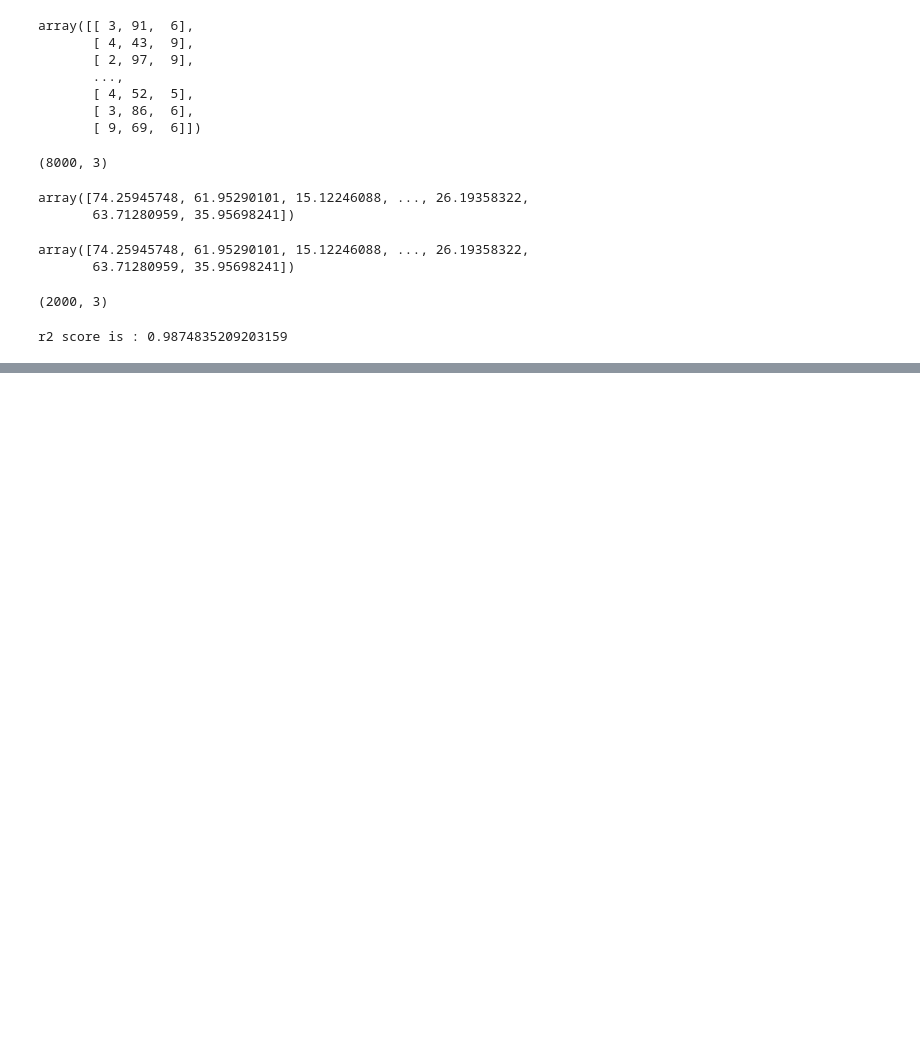
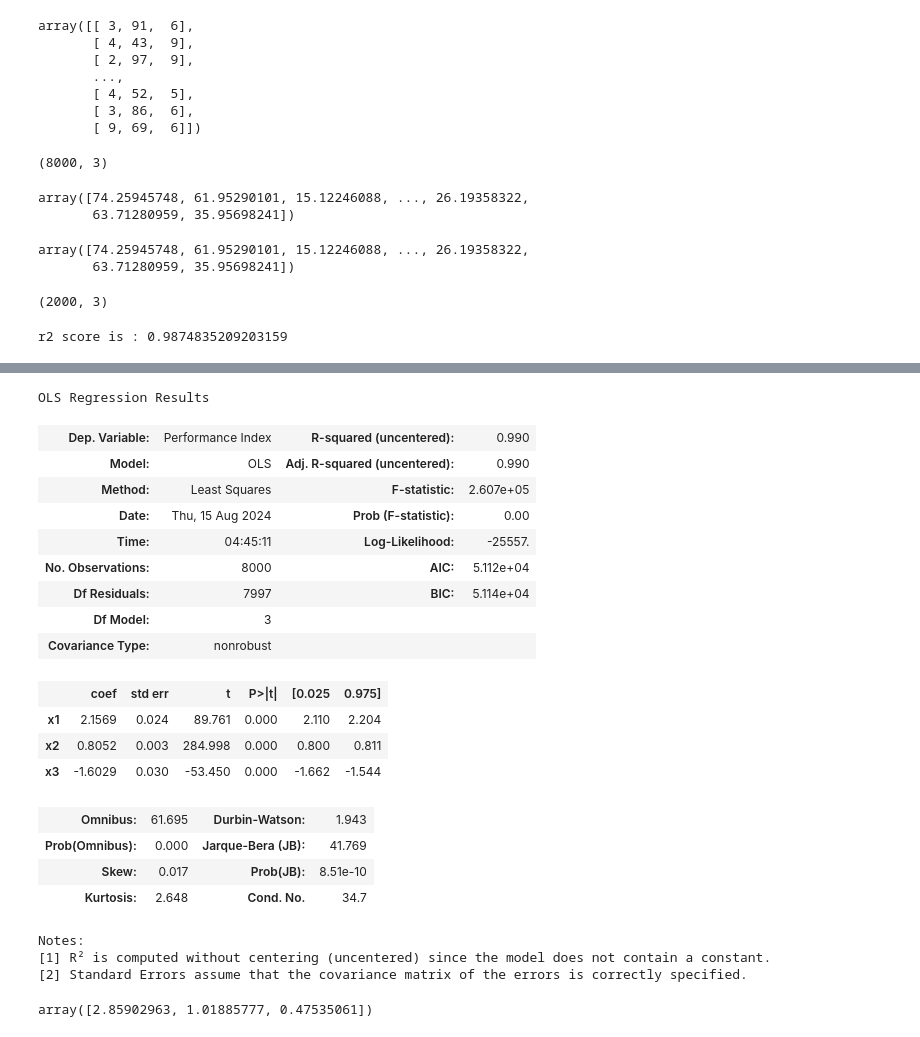
Before and after one commit to QuratulAin20/Machine-Learning, a Jupyter notebook: multiple-linear-regression.ipynb, the cells around one changed output, grey strips where cells are left out. Drawn from its saved outputs; the diff is of its cells as text; code cells hidden in the pictures; blank space fills up the shorter version.

```diff
--- a/multiple-linear-regression.ipynb
+++ b/multiple-linear-regression.ipynb
@@ -245,0 +269,28 @@ r2 score is : 0.9874835209203159
+# %%
+model.summary()
+# %% [output]
+OLS Regression Results
+| Dep. Variable: | Performance Index | R-squared (uncentered): | 0.990 |
+| Model: | OLS | Adj. R-squared (uncentered): | 0.990 |
+| Method: | Least Squares | F-statistic: | 2.607e+05 |
+| Date: | Thu, 15 Aug 2024 | Prob (F-statistic): | 0.00 |
+| Time: | 04:45:11 | Log-Likelihood: | -25557. |
+| No. Observations: | 8000 | AIC: | 5.112e+04 |
+| Df Residuals: | 7997 | BIC: | 5.114e+04 |
+| Df Model: | 3 |  |  |
+| Covariance Type: | nonrobust |  |  |
+|  | coef | std err | t | P>|t| | [0.025 | 0.975] |
+| x1 | 2.1569 | 0.024 | 89.761 | 0.000 | 2.110 | 2.204 |
+| x2 | 0.8052 | 0.003 | 284.998 | 0.000 | 0.800 | 0.811 |
+| x3 | -1.6029 | 0.030 | -53.450 | 0.000 | -1.662 | -1.544 |
+| Omnibus: | 61.695 | Durbin-Watson: | 1.943 |
+| Prob(Omnibus): | 0.000 | Jarque-Bera (JB): | 41.769 |
+| Skew: | 0.017 | Prob(JB): | 8.51e-10 |
+| Kurtosis: | 2.648 | Cond. No. | 34.7 |
+Notes:
+[1] R² is computed without centering (uncentered) since the model does not contain a constant.
+[2] Standard Errors assume that the covariance matrix of the errors is correctly specified.
+# %%
+lr.coef_
+# %% [output]
+array([2.85902963, 1.01885777, 0.47535061])
```
Also changed, not shown: parts of 8 cells of this notebook.
